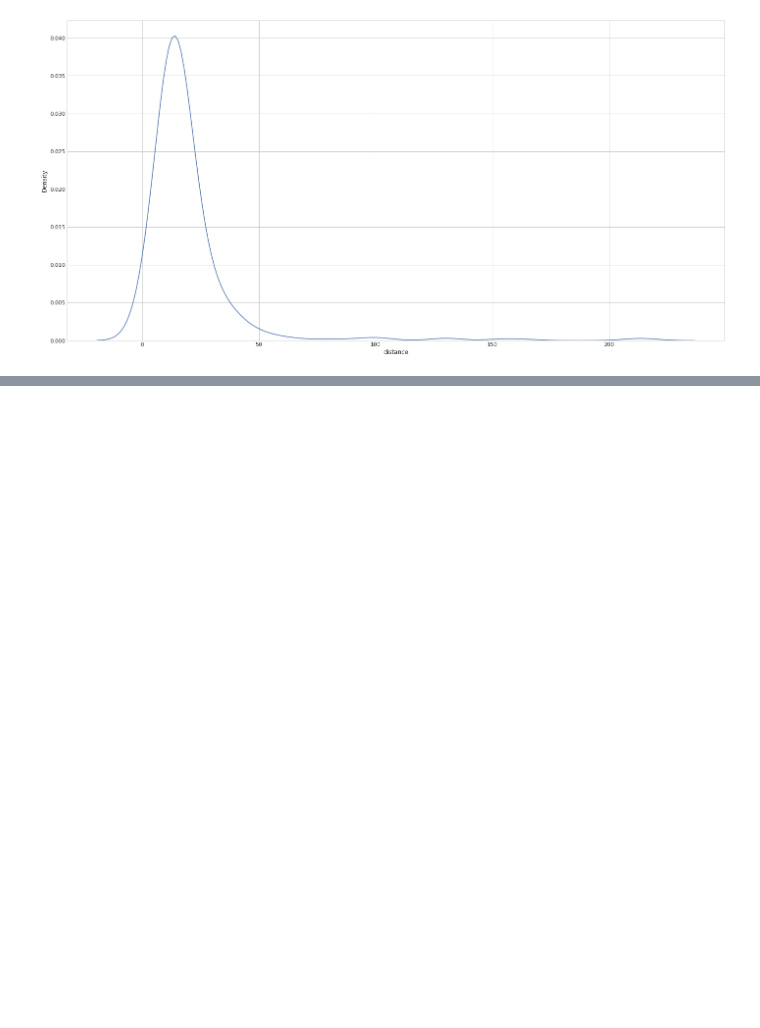
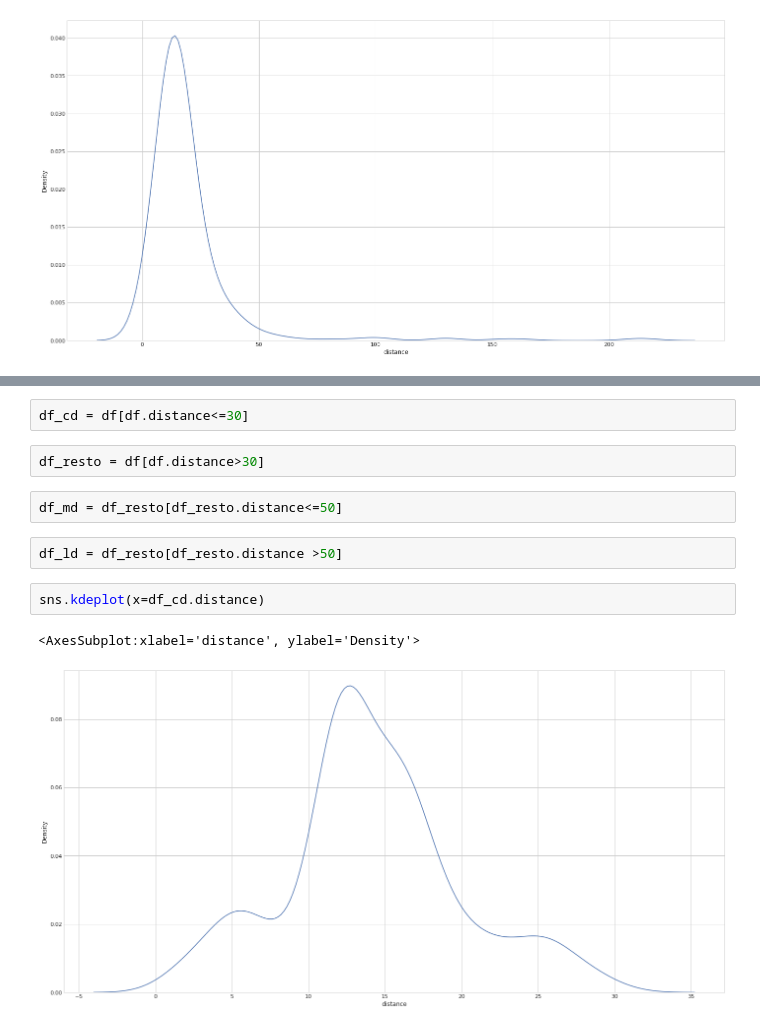
Before and after one commit to VictorRodriguezIronhack/reto_data, a Jupyter notebook: 2-Visualizacion.ipynb, the cells around one changed output, grey strips where cells are left out. Cells and saved outputs as stored; diff of their text form; blank space fills up the shorter version.

```diff
--- a/2-Visualizacion.ipynb
+++ b/2-Visualizacion.ipynb
@@ -143,0 +150,13 @@ df[df.distance>50]
+# %%
+df_cd = df[df.distance<=30]
+# %%
+df_resto = df[df.distance>30]
+# %%
+df_md = df_resto[df_resto.distance<=50]
+# %%
+df_ld = df_resto[df_resto.distance >50]
+# %%
+sns.kdeplot(x=df_cd.distance)
+# %% [output]
+<AxesSubplot:xlabel='distance', ylabel='Density'>
+[figure, added]
```
Also changed, not shown: parts of 25 cells of this notebook, 2 other files.
